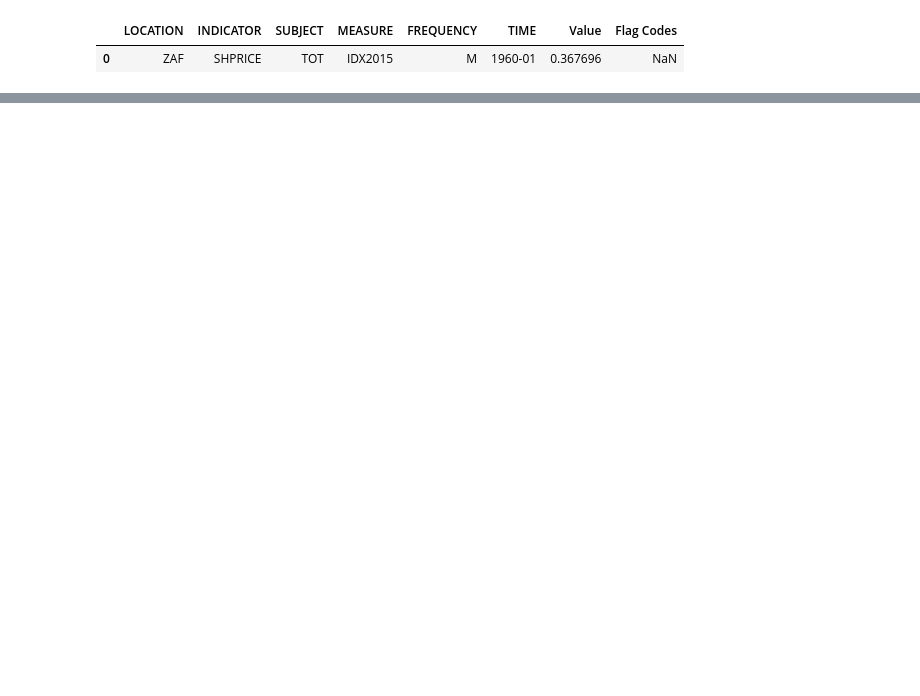
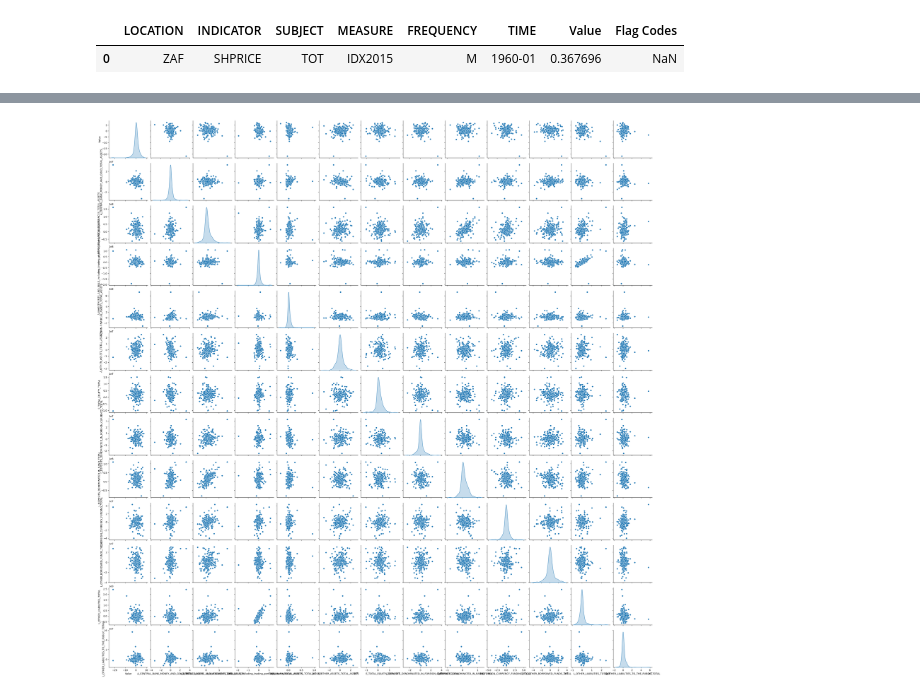
Before and after one commit to Jacques-rs/DS_PROJ, a Jupyter notebook: DS_PROJ_py.ipynb, the cells around one changed output, grey strips where cells are left out. Cells and saved outputs as stored; diff of their text form; code cells hidden in the pictures; blank space fills up the shorter version.

```diff
--- a/DS_PROJ_py.ipynb
+++ b/DS_PROJ_py.ipynb
@@ -420,3 +378,0 @@ test.head()
-# %%
-dups = test["Table"].str.replace(".*(R[0-9]{3}).*", regex=True, repl=r"\1").duplicated()
-dups
@@ -1203,0 +758,7 @@ version of a model and end up with a false positive.
+# %%
+import seaborn as sns
+
+sns.pairplot(shares.join(banks), diag_kind="kde")
+plt.show()
+# %% [output]
+[figure, added]
```
Also changed, not shown: parts of 116 cells of this notebook.
